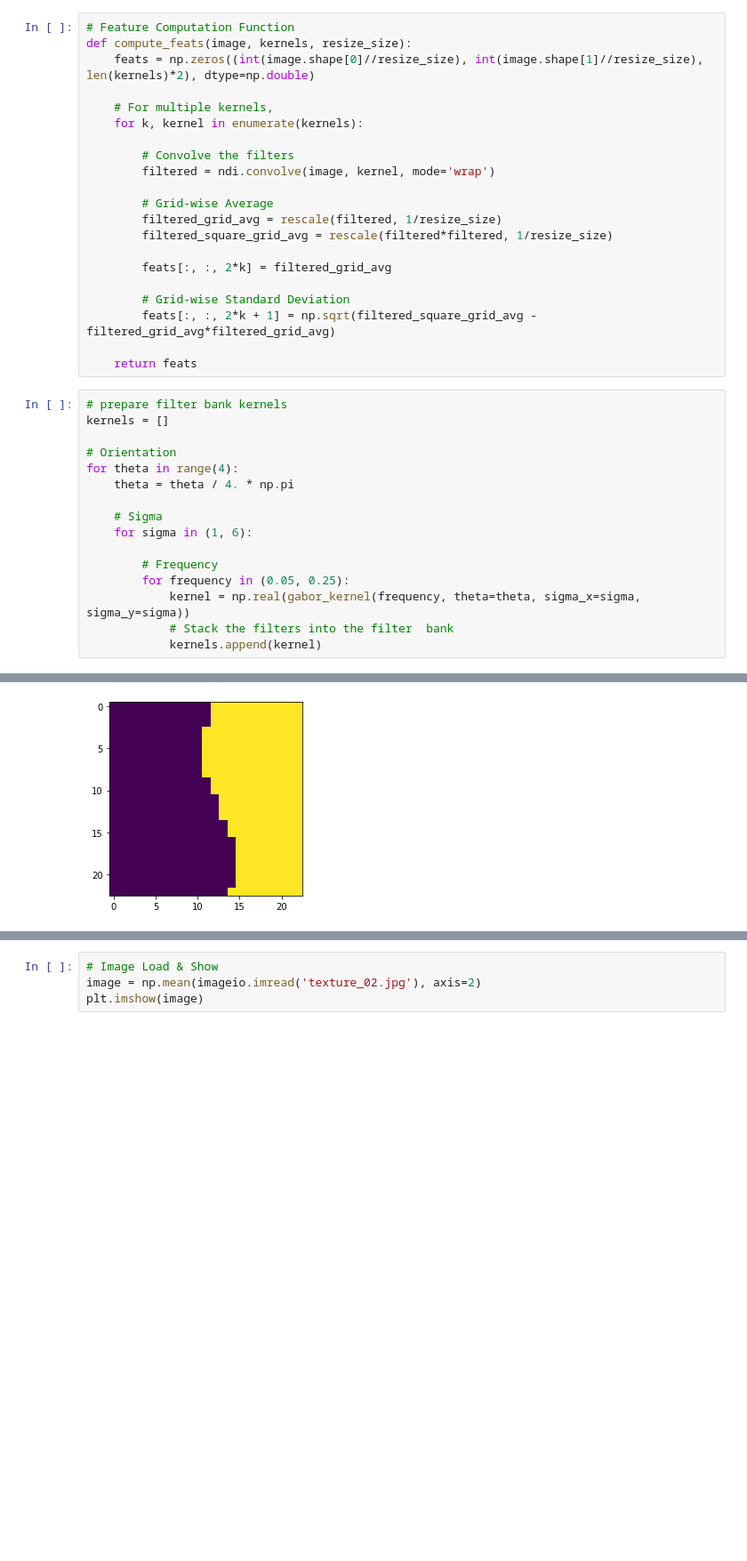
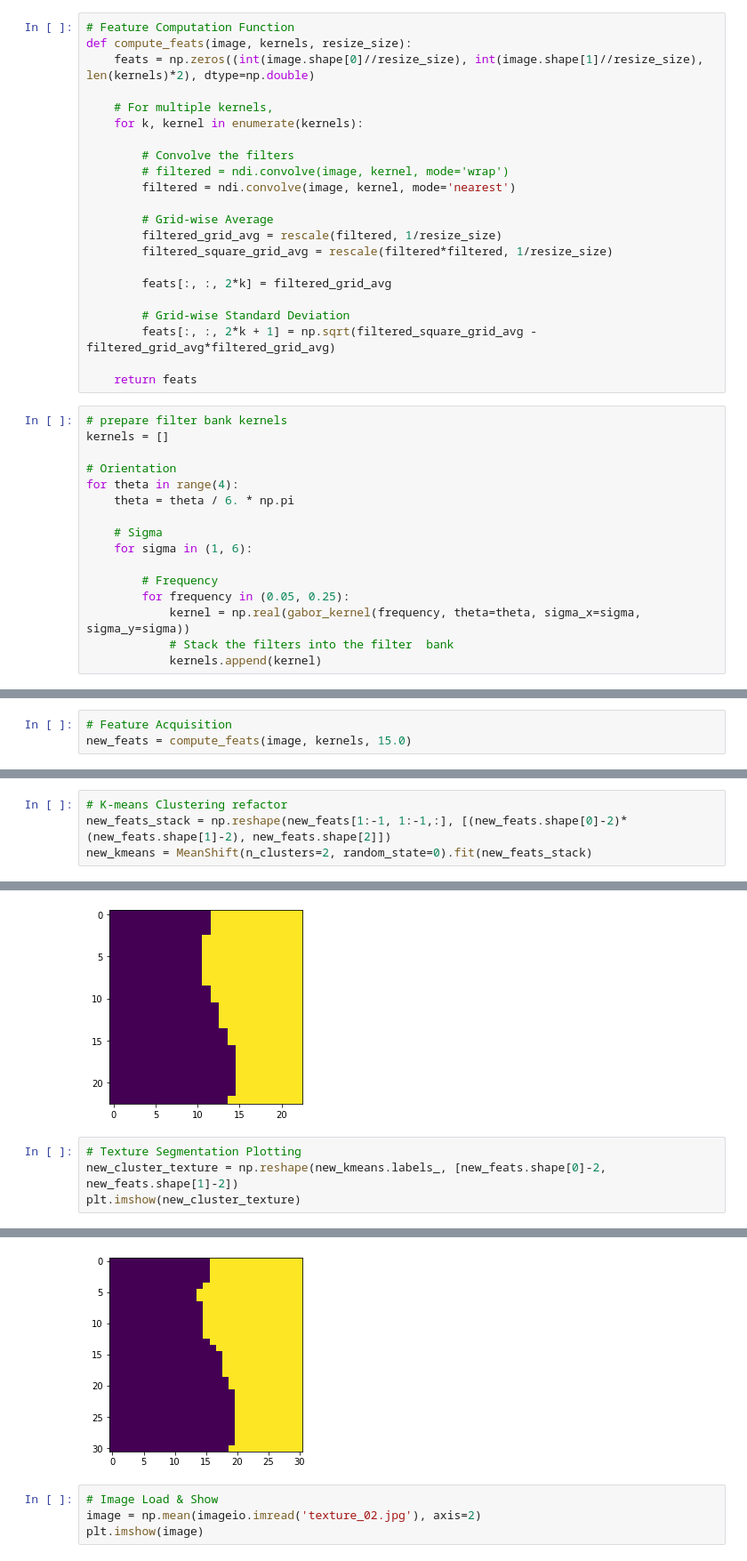
Before and after one commit to bywindow/Image-Processing-Algo, a Jupyter notebook: DSP_Image_Processing_1.ipynb, the cells around one changed output, grey strips where cells are left out. Shown at 89% size. Saved outputs shown, nothing was run; the diff lists cells and outputs as text; blank space fills up the shorter version.

```diff
--- a/DSP_Image_Processing_1.ipynb
+++ b/DSP_Image_Processing_1.ipynb
@@ -17,7 +19,8 @@ def compute_feats(image, kernels, resize_size):
     for k, kernel in enumerate(kernels):
 
         # Convolve the filters
-        filtered = ndi.convolve(image, kernel, mode='wrap')
+        # filtered = ndi.convolve(image, kernel, mode='wrap')
+        filtered = ndi.convolve(image, kernel, mode='nearest')
 
         # Grid-wise Average
         filtered_grid_avg = rescale(filtered, 1/resize_size)
@@ -35,7 +38,7 @@ kernels = []
 
 # Orientation
 for theta in range(4):
-    theta = theta / 4. * np.pi
+    theta = theta / 6. * np.pi
 
     # Sigma
     for sigma in (1, 6):
@@ -55,10 +67,17 @@ plt.imshow(image)
 # %%
 # Feature Acquisition
 feats = compute_feats(image, kernels, 20.0)
+# %%
+# Feature Acquisition
+new_feats = compute_feats(image, kernels, 15.0)
 # %%
 # K-means Clustering
 feats_stack = np.reshape(feats[1:-1, 1:-1,:], [(feats.shape[0]-2)*(feats.shape[1]-2), feats.shape[2]])
 kmeans = KMeans(n_clusters=2, random_state=0).fit(feats_stack)
+# %%
+# K-means Clustering refactor
+new_feats_stack = np.reshape(new_feats[1:-1, 1:-1,:], [(new_feats.shape[0]-2)*(new_feats.shape[1]-2), new_feats.shape[2]])
+new_kmeans = MeanShift(n_clusters=2, random_state=0).fit(new_feats_stack)
 # %%
 # Texture Segmentation Plotting
 cluster_texture = np.reshape(kmeans.labels_, [feats.shape[0]-2, feats.shape[1]-2])
@@ -66,3 +85,8 @@ plt.imshow(cluster_texture)
 # %% [output]
 <matplotlib.image.AxesImage at 0x...>
 [figure]
+# %%
+# Texture Segmentation Plotting
+new_cluster_texture = np.reshape(new_kmeans.labels_, [new_feats.shape[0]-2, new_feats.shape[1]-2])
+plt.imshow(new_cluster_texture)
+# %% [output]
@@ -69,3 +94,4 @@ plt.imshow(cluster_texture)
+[figure, added]
 # %%
 # Image Load & Show
 image = np.mean(imageio.imread('texture_02.jpg'), axis=2)
```
Also changed, not shown: parts of 3 cells of this notebook.
